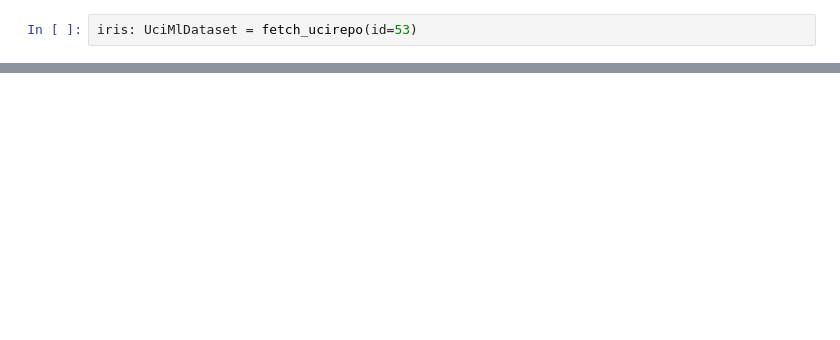
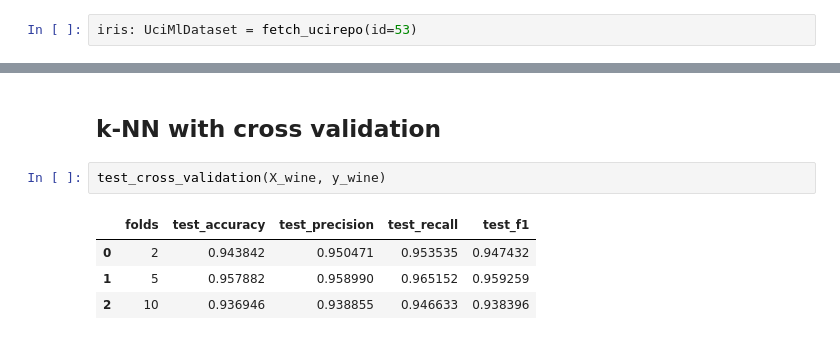
Before and after one commit to piotrdurniat/ml-l2-knn, a Jupyter notebook: iris.ipynb, the cells around one changed output, grey strips where cells are left out. Saved outputs shown, nothing was run; the diff lists cells and outputs as text; blank space fills up the shorter version.

```diff
--- a/iris.ipynb
+++ b/iris.ipynb
@@ -290,0 +325,9 @@ plot_param_results(results)
+# %% [markdown]
+## k-NN with cross validation
+# %%
+test_cross_validation(X_wine, y_wine)
+# %% [output]
+|  | folds | test_accuracy | test_precision | test_recall | test_f1 |
+| 0 | 2 | 0.943842 | 0.950471 | 0.953535 | 0.947432 |
+| 1 | 5 | 0.957882 | 0.958990 | 0.965152 | 0.959259 |
+| 2 | 10 | 0.936946 | 0.938855 | 0.946633 | 0.938396 |
```
Also changed, not shown: parts of 29 cells of this notebook.
